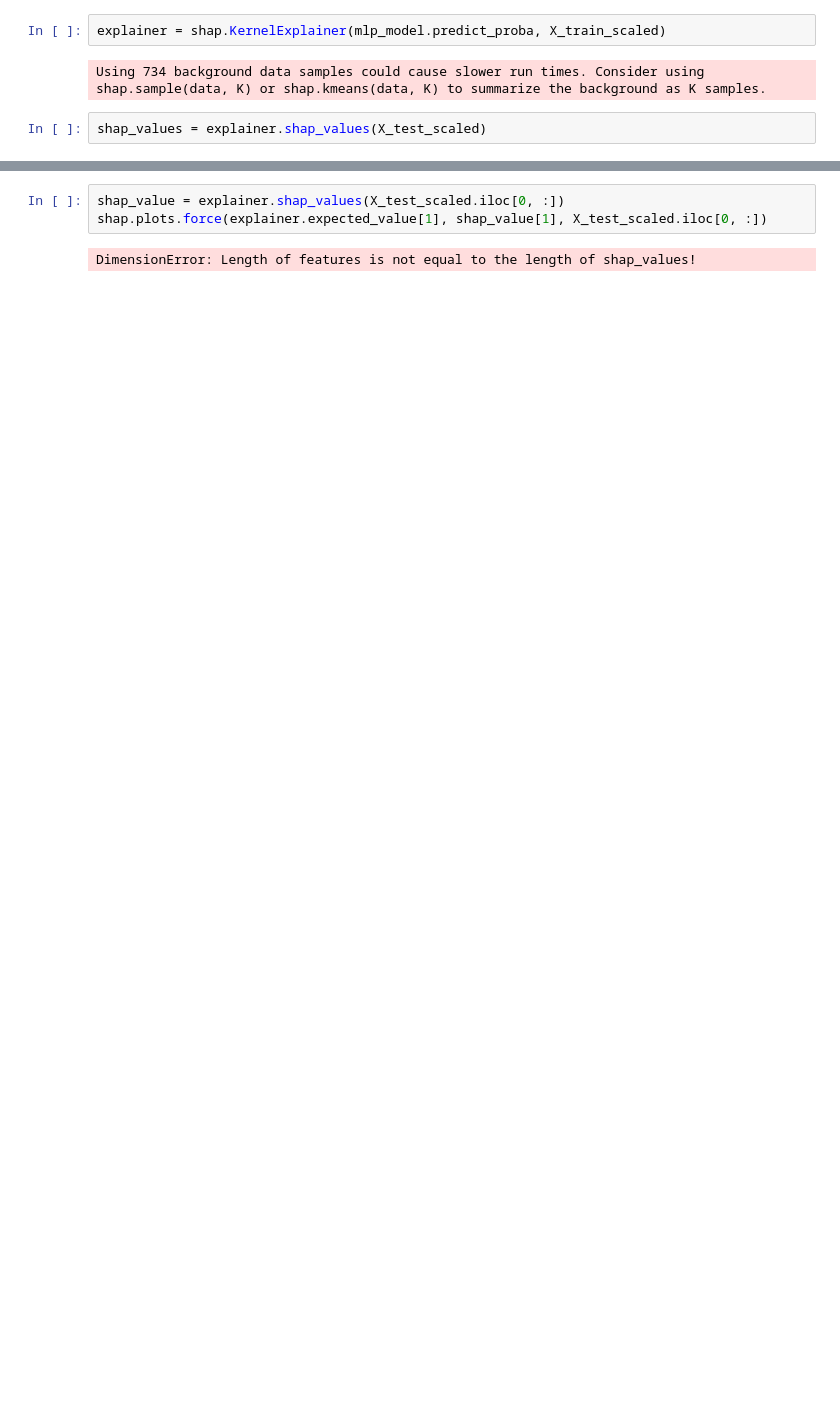
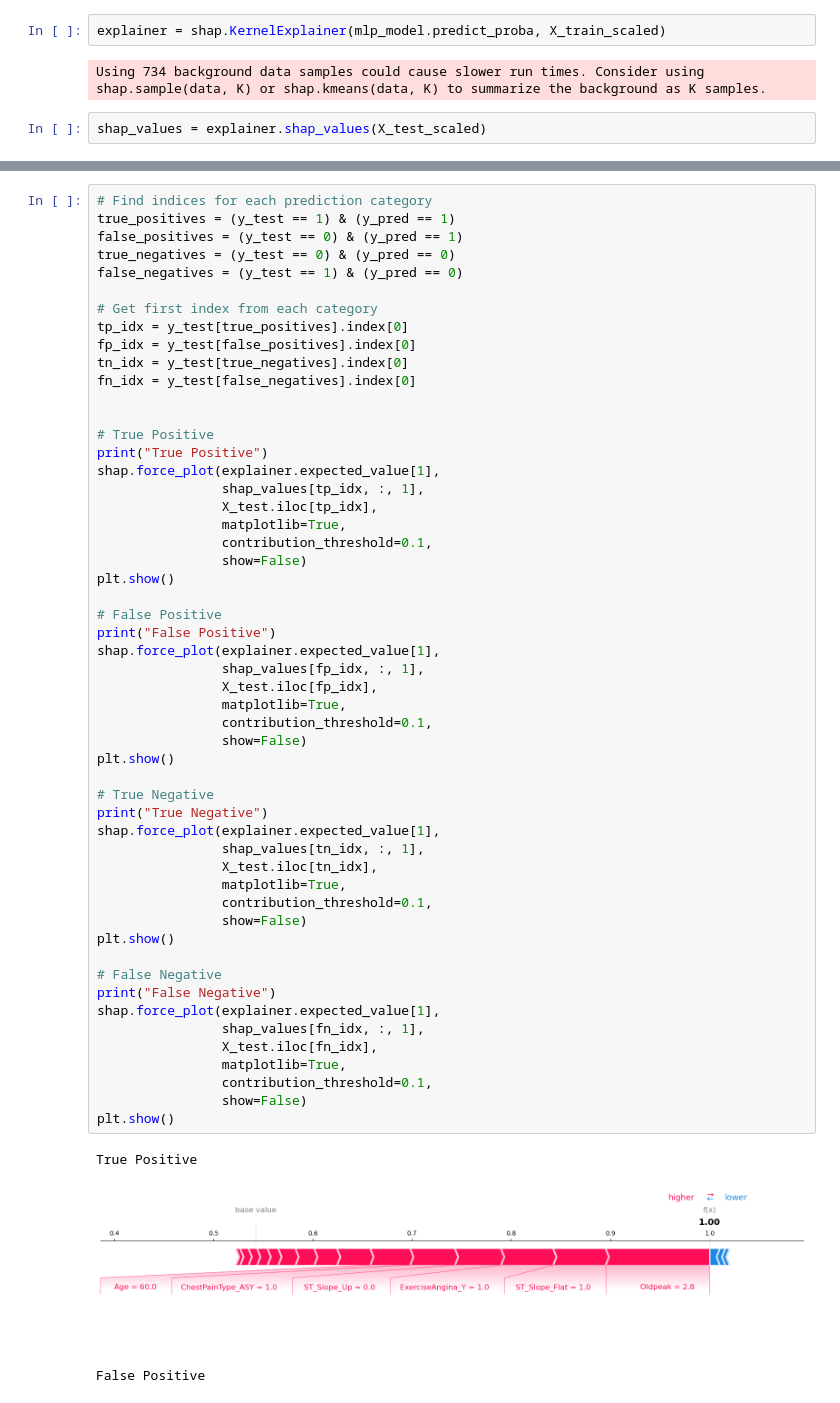
Before and after one commit to pascalbartschi/Heart-Failure-Prediction-Interpretability, a Jupyter notebook: notebooks/q3-mlp.ipynb, the cells around one changed output, grey strips where cells are left out. Drawn from its saved outputs; the diff is of its cells as text; blank space fills up the shorter version.

```diff
--- a/notebooks/q3-mlp.ipynb
+++ b/notebooks/q3-mlp.ipynb
@@ -86,5 +104,57 @@ shap.summary_plot(shap_values[:, :, 1], X_test_scaled, feature_names=X_test_scal
-# %%
-shap_value = explainer.shap_values(X_test_scaled.iloc[0, :])
-shap.plots.force(explainer.expected_value[1], shap_value[1], X_test_scaled.iloc[0, :])
-# %% [output]
-DimensionError: Length of features is not equal to the length of shap_values!
+# %%
+# Find indices for each prediction category
+true_positives = (y_test == 1) & (y_pred == 1)
+false_positives = (y_test == 0) & (y_pred == 1)
+true_negatives = (y_test == 0) & (y_pred == 0)
+false_negatives = (y_test == 1) & (y_pred == 0)
+
+# Get first index from each category
+tp_idx = y_test[true_positives].index[0]
+fp_idx = y_test[false_positives].index[0]
+tn_idx = y_test[true_negatives].index[0]
+fn_idx = y_test[false_negatives].index[0]
+
+
+# True Positive
+print("True Positive")
+shap.force_plot(explainer.expected_value[1],
+                shap_values[tp_idx, :, 1],
+                X_test.iloc[tp_idx],
+                matplotlib=True,
+                contribution_threshold=0.1,
+                show=False)
+plt.show()
+
+# False Positive
+print("False Positive")
+shap.force_plot(explainer.expected_value[1],
+                shap_values[fp_idx, :, 1],
+                X_test.iloc[fp_idx],
+                matplotlib=True,
+                contribution_threshold=0.1,
+                show=False)
+plt.show()
+
+# True Negative
+print("True Negative")
+shap.force_plot(explainer.expected_value[1],
+                shap_values[tn_idx, :, 1],
+                X_test.iloc[tn_idx],
+                matplotlib=True,
+                contribution_threshold=0.1,
+                show=False)
+plt.show()
+
+# False Negative
+print("False Negative")
+shap.force_plot(explainer.expected_value[1],
+                shap_values[fn_idx, :, 1],
+                X_test.iloc[fn_idx],
+                matplotlib=True,
+                contribution_threshold=0.1,
+                show=False)
+plt.show()
+# %% [output]
+True Positive
+[figure, added]
+False Positive
```
Also changed, not shown: parts of 4 cells of this notebook, 3 other files.
